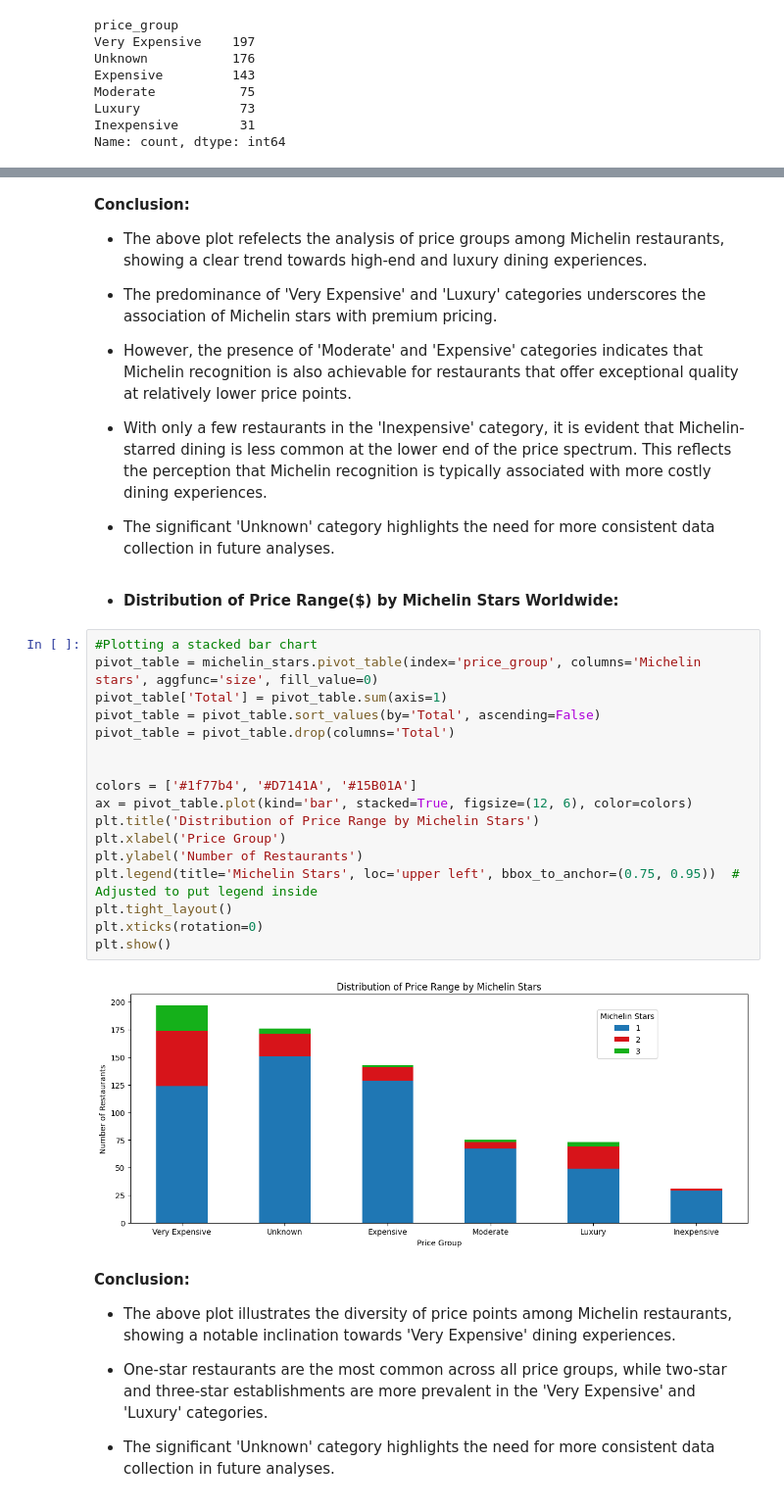
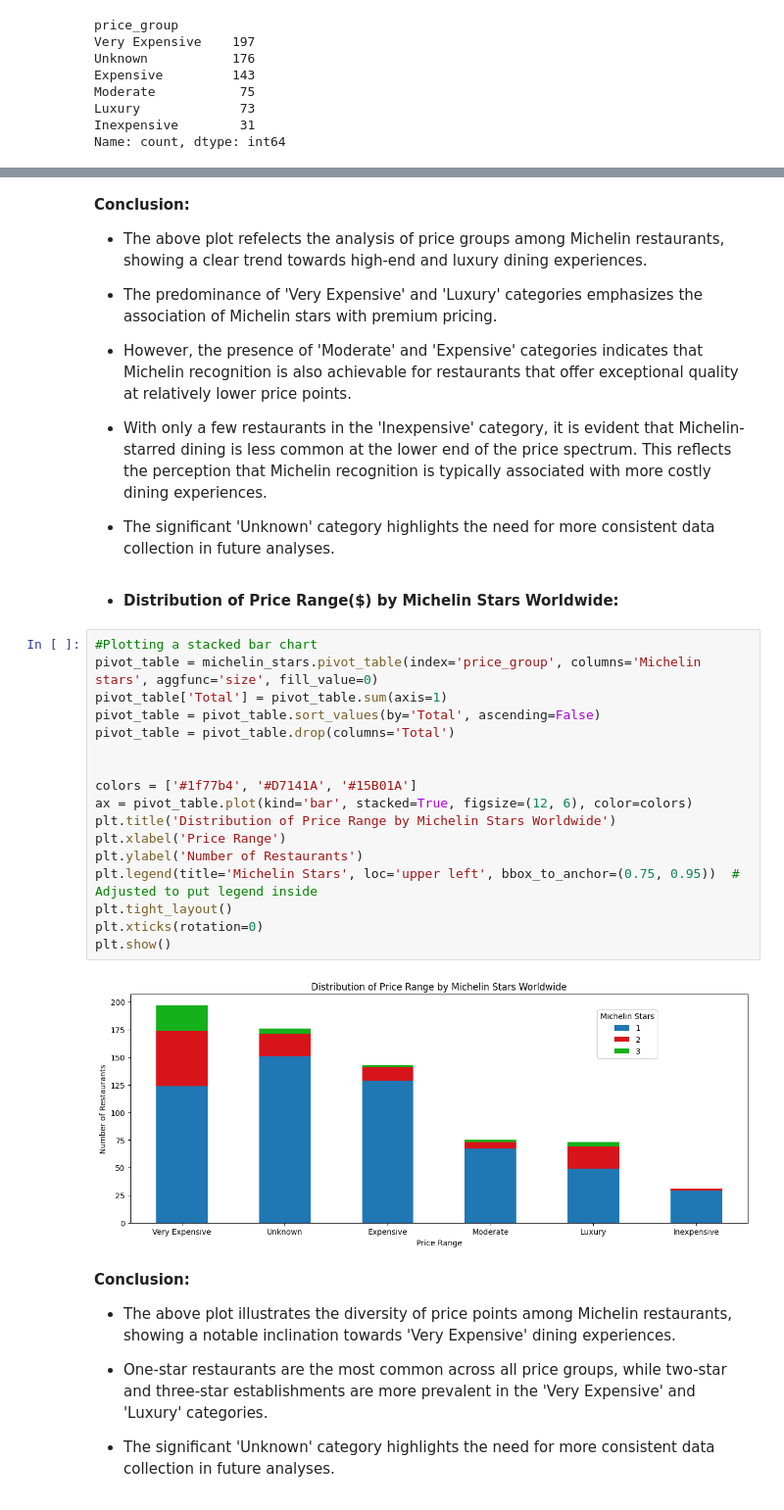
Before and after one commit to SPBarros/Michelin-Stars, a Jupyter notebook: michelin-star-around-the-world.ipynb, the cells around one changed output, grey strips where cells are left out. Shown: that part at 98% size. Drawn from its saved outputs; the diff is of its cells as text.

```diff
--- a/michelin-star-around-the-world.ipynb
+++ b/michelin-star-around-the-world.ipynb
@@ -371,7 +368,7 @@ plt.show()
 **Conclusion:**
 * The above plot refelects the analysis of price groups among Michelin restaurants, showing a clear trend towards high-end and luxury dining experiences.
 
-* The predominance of 'Very Expensive' and 'Luxury' categories underscores the association of Michelin stars with premium pricing.
+* The predominance of 'Very Expensive' and 'Luxury' categories emphasizes the association of Michelin stars with premium pricing.
 
 * However, the presence of 'Moderate' and 'Expensive' categories indicates that Michelin recognition is also achievable for restaurants that offer exceptional quality at relatively lower price points.
 
@@ -383,22 +380,22 @@ plt.show()
 # %%
 #Plotting a stacked bar chart
 pivot_table = michelin_stars.pivot_table(index='price_group', columns='Michelin stars', aggfunc='size', fill_value=0)
 pivot_table['Total'] = pivot_table.sum(axis=1)
 pivot_table = pivot_table.sort_values(by='Total', ascending=False)
 pivot_table = pivot_table.drop(columns='Total')
 
 
 colors = ['#1f77b4', '#D7141A', '#15B01A']
 ax = pivot_table.plot(kind='bar', stacked=True, figsize=(12, 6), color=colors)
-plt.title('Distribution of Price Range by Michelin Stars')
-plt.xlabel('Price Group')
+plt.title('Distribution of Price Range by Michelin Stars Worldwide')
+plt.xlabel('Price Range')
 plt.ylabel('Number of Restaurants')
 plt.legend(title='Michelin Stars', loc='upper left', bbox_to_anchor=(0.75, 0.95))  # Adjusted to put legend inside
 plt.tight_layout()
 plt.xticks(rotation=0)
 plt.show()
 # %% [output]
-[figure, old version]
+[figure, new version]
 # %% [markdown]
 **Conclusion:**
 
```
Also changed, not shown: parts of 38 cells of this notebook.
